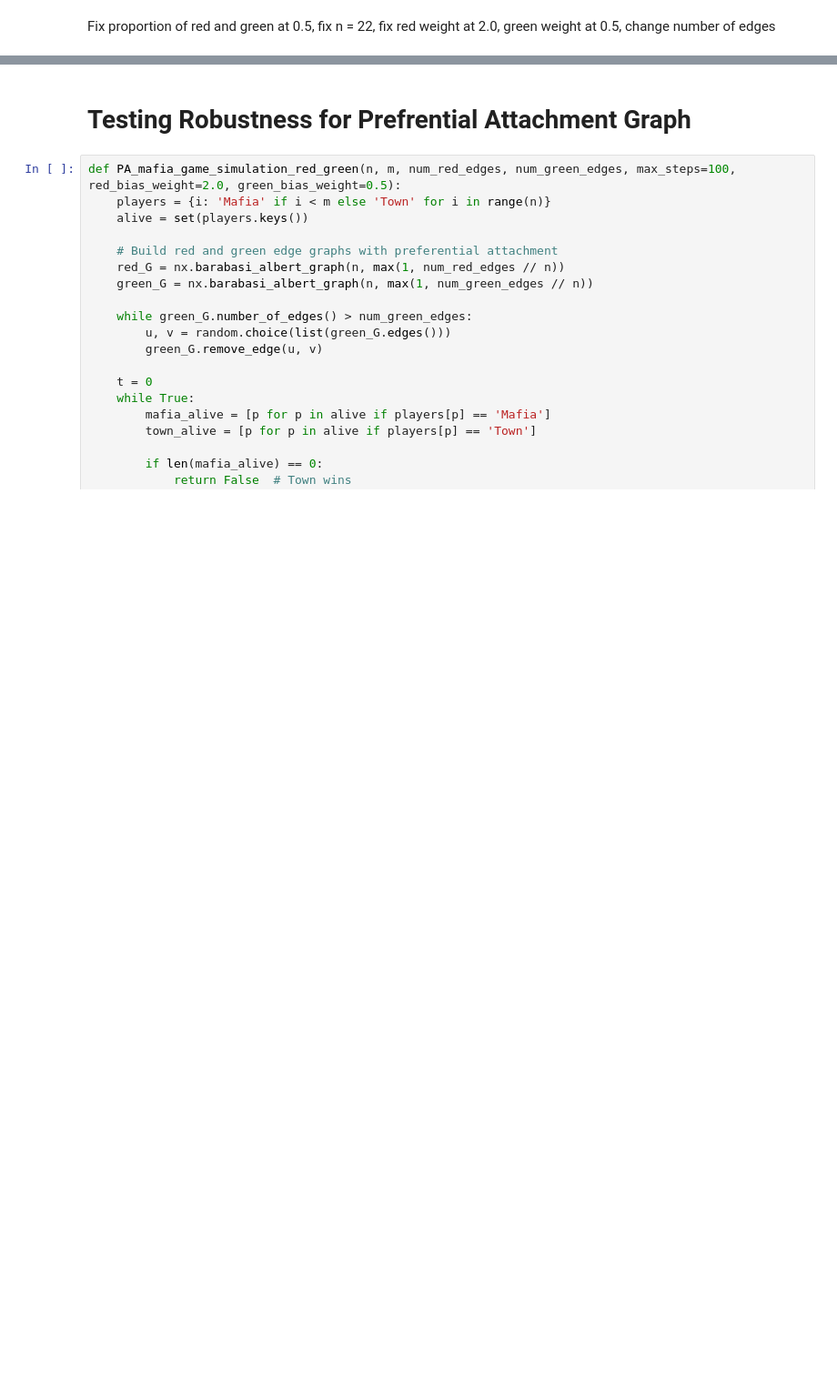
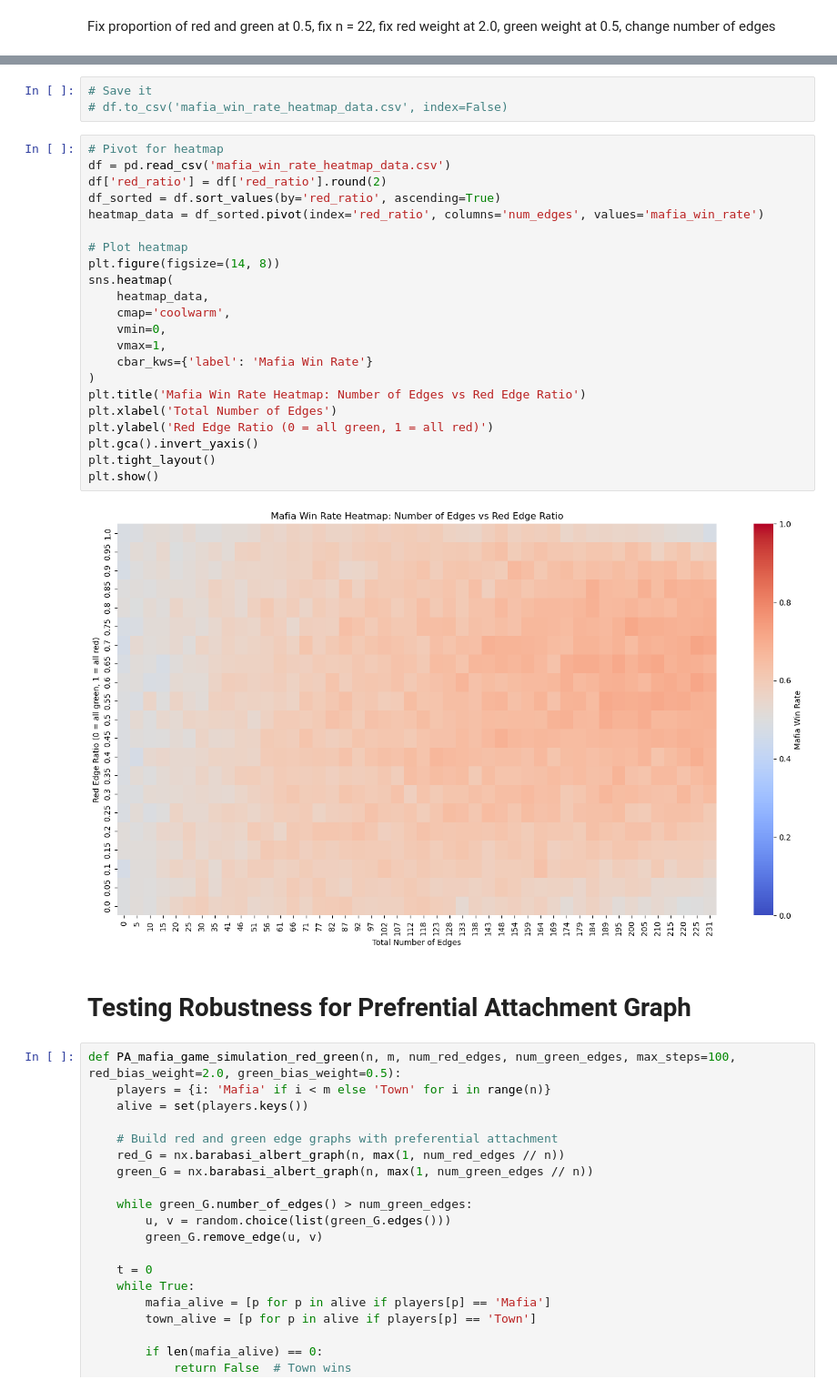
Before and after one commit to khoanguyen12345/MathModelingFinal, a Jupyter notebook: MathModeling_FinalProject.ipynb, the cells around one changed output, grey strips where cells are left out. Shown at 91% size. Cells and saved outputs as stored; diff of their text form; blank space fills up the shorter version.

Commit message:
Updated Code and CSV for heatmap

```diff
--- a/MathModeling_FinalProject.ipynb
+++ b/MathModeling_FinalProject.ipynb
@@ -710,3 +764,30 @@ math.factorial(22)/(2*math.factorial(20))
+# %%
+# Save it
+# df.to_csv('mafia_win_rate_heatmap_data.csv', index=False)
+# %%
+# Pivot for heatmap
+df = pd.read_csv('mafia_win_rate_heatmap_data.csv')
+df['red_ratio'] = df['red_ratio'].round(2)
+df_sorted = df.sort_values(by='red_ratio', ascending=True)
+heatmap_data = df_sorted.pivot(index='red_ratio', columns='num_edges', values='mafia_win_rate')
+
+# Plot heatmap
+plt.figure(figsize=(14, 8))
+sns.heatmap(
+    heatmap_data,
+    cmap='coolwarm',
+    vmin=0,
+    vmax=1,
+    cbar_kws={'label': 'Mafia Win Rate'}
+)
+plt.title('Mafia Win Rate Heatmap: Number of Edges vs Red Edge Ratio')
+plt.xlabel('Total Number of Edges')
+plt.ylabel('Red Edge Ratio (0 = all green, 1 = all red)')
+plt.gca().invert_yaxis()
+plt.tight_layout()
+plt.show()
+# %% [output]
+[figure, added]
 # %% [markdown]
 # Testing Robustness for Prefrential Attachment Graph
 # %%
```
Also changed, not shown: parts of 17 cells of this notebook, 1 other file.
